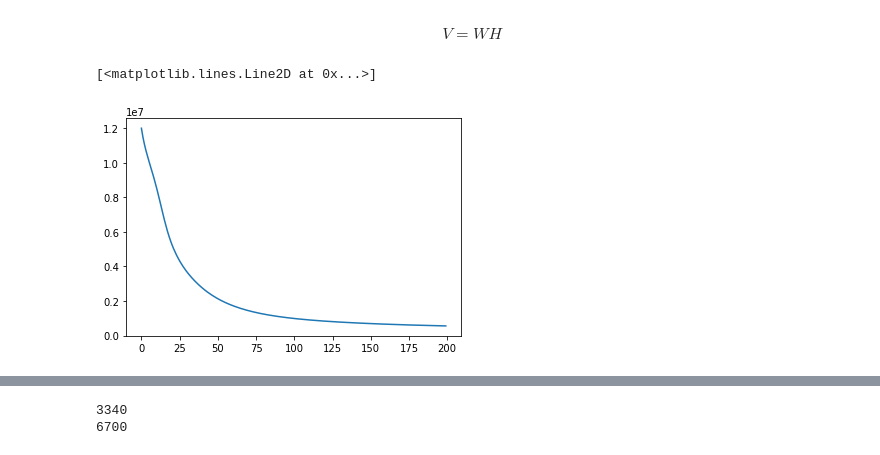
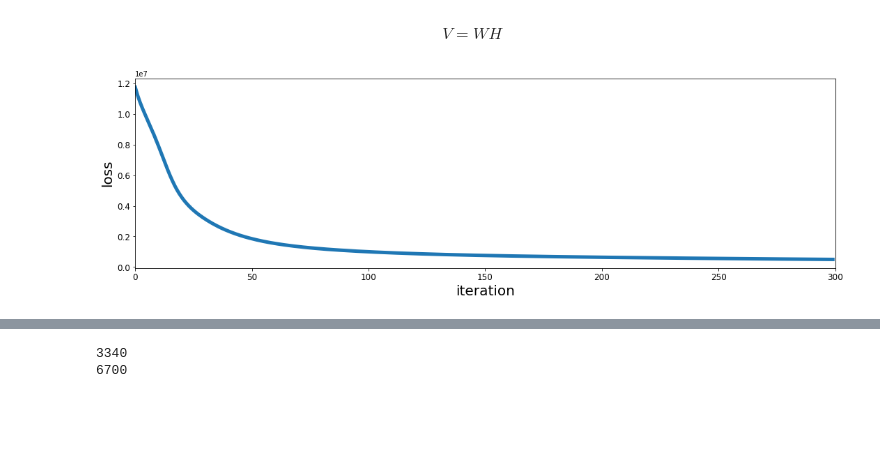
Before and after one commit to akcarsten/Non_Negative_Matrix_Factorization, a Jupyter notebook: Non_Negative_Matrix_Factorization.ipynb, the cells around one changed output, grey strips where cells are left out. Cells and saved outputs as stored; diff of their text form; code cells hidden in the pictures; blank space fills up the shorter version.

```diff
--- a/Non_Negative_Matrix_Factorization.ipynb
+++ b/Non_Negative_Matrix_Factorization.ipynb
@@ -45,8 +45,14 @@ H, W, loss = do_nnmf(V, rank=20, iter=200)
-# %%
-plt.plot(loss)
-# %% [output]
-[<matplotlib.lines.Line2D at 0x...>]
-[figure, removed]
+# %%
+fig, ax = plt.subplots(1, 1, figsize=[18, 5])
+ax.plot(loss, lw=5)
+ax.tick_params(labelsize=12)
+ax.set_xlim(0, 300)
+ax.set_xlabel('iteration', fontsize=20)
+ax.set_ylabel('loss', fontsize=20)
+
+plt.show()
+# %% [output]
+[figure, added]
 # %%
 ranks_to_test = [5, 10, 50, 100]
 
```
Also changed, not shown: parts of 7 cells of this notebook.
